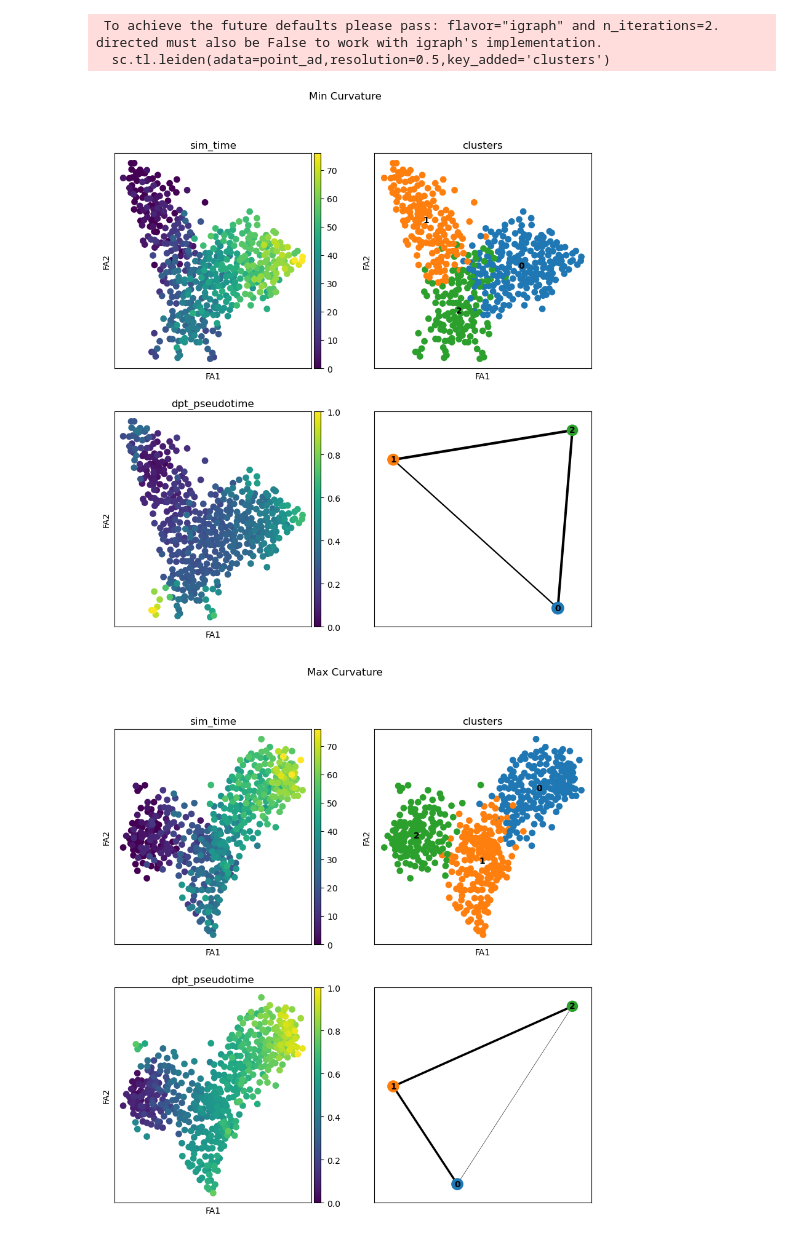
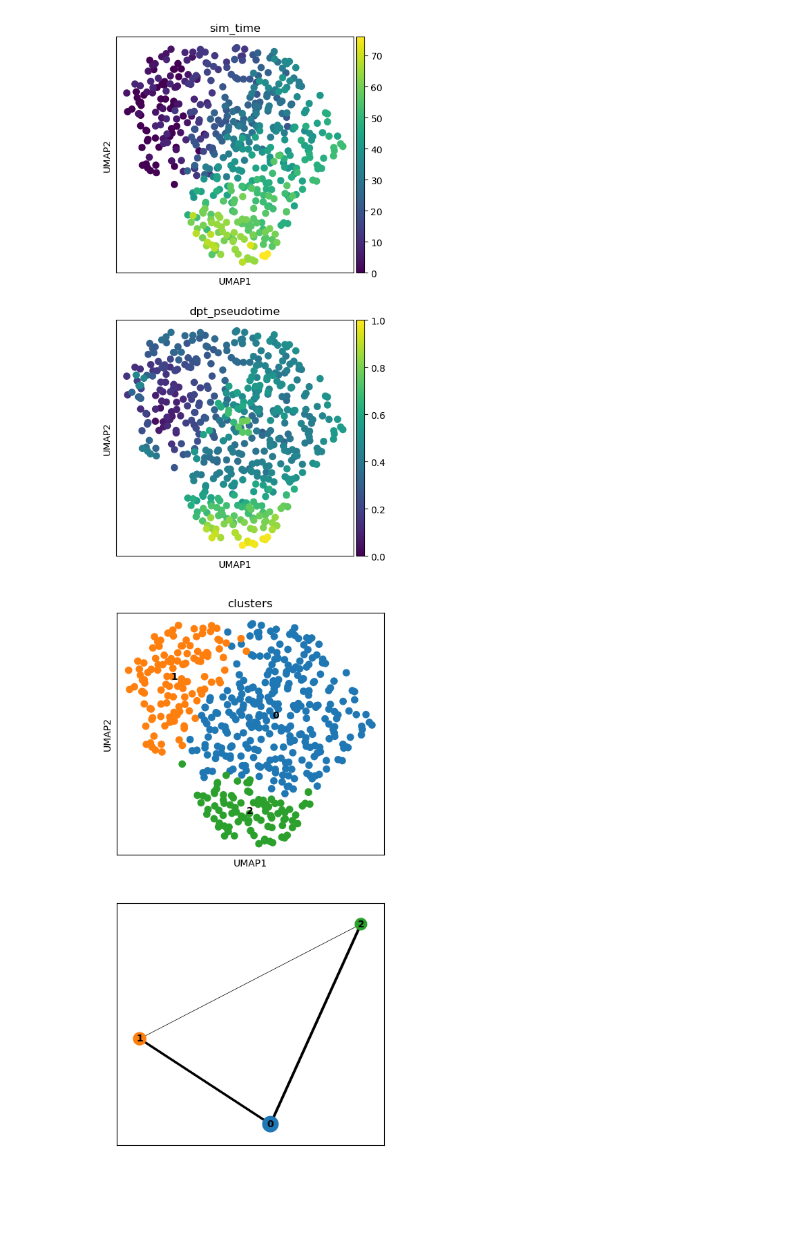
Before and after one commit to michaelGuo1204/ProjectsComBio, a Jupyter notebook: Experiments/LinearData.ipynb, the cells around one changed output. Drawn from its saved outputs; the diff is of its cells as text; code cells hidden in the pictures; blank space fills up the shorter version.

```diff
--- a/Experiments/LinearData.ipynb
+++ b/Experiments/LinearData.ipynb
@@ -31,7 +44,3 @@ AnnData object with n_obs × n_vars = 500 × 105
     obsm: 'dimred', 'X_pca'
     varm: 'PCs'
     layers: 'counts_protein', 'counts_spliced', 'counts_unspliced', 'logcounts'
-# %%
-graph_dist = KNeighborsTransformer(n_neighbors=30).fit_transform(ad_data.X)
-graph_index = graph_dist.tocoo().coords[1].reshape(-1,31)
-curvature = ricciCurvature(graph_dist,graph_index)
@@ -48,0 +47,5 @@ for i in range(max_curv_indicies.shape[0]):
+# %%
+big_knn_ad = neighbors(ad_data,n_neighbors=30,n_initial_neighbors=30,use_rep='X',copy=True)
+small_knn_ad = neighbors(ad_data,n_neighbors=10,n_initial_neighbors=10,use_rep='X',copy=True)
+min_trimed_ad = neighbors(ad_data,n_neighbors=10,n_initial_neighbors=30,scheme="min",use_rep="X",copy=True)
+max_trimed_ad = neighbors(ad_data,n_neighbors=10,n_initial_neighbors=30,scheme="max",use_rep="X",copy=True)
@@ -49,34 +57,36 @@ for i in range(max_curv_indicies.shape[0]):
+# %%
+import networkx as nx
+def drawGraph(adj,curvature):
+    graph = nx.from_numpy_array(adj)
+    curvature_graph = nx.from_numpy_array(curvature)
+    edge_value = nx.get_edge_attributes(curvature_graph,'weight')
+    edge_value = edge_value.values()
+    nx.draw(graph,node_color='white',node_size=1,width=0.2,edge_color=edge_value,edge_cmap=plt.cm.viridis)
+    plt.show()
+    return
 # %%
-def plotPseudoTime(graph,data,title):
+def plotPseudoTime(data):
     point_ad = data.copy()
-    point_ad.uns['neighbors'] = {"connectivities_key":"connectivities",
-                                 "distances_key":"distances"}
-    point_ad.obsp['connectivities'] = umap(
-                *_get_indices_distances_from_sparse_matrix(graph,20),
-                n_obs=ad_data.n_obs,
-                n_neighbors=20,
-            )
-    point_ad.obsp['distances'] = graph
     sc.tl.draw_graph(point_ad)
-    sc.tl.leiden(adata=point_ad,resolution=0.5,key_added='clusters')
+    sc.tl.louvain(adata=point_ad,resolution=0.5,key_added='clusters')
     root = np.argmin(point_ad.obs['sim_time'])
     point_ad.uns['iroot'] = root
     #sc.pp.neighbors(point_ad,n_neighbors=20)
+    sc.tl.umap(point_ad)
     sc.tl.diffmap(point_ad)
     sc.tl.dpt(point_ad)
-    fig,axs = plt.subplots(2,2,figsize=(10,10))
-    sc.pl.draw_graph(point_ad,color=["sim_time"],legend_loc="on data",ax=axs[0,0],show=False)
-    sc.pl.draw_graph(point_ad,color=["clusters"],legend_loc="on data",ax=axs[0,1],show=False)
-    sc.pl.draw_graph(point_ad,color=["dpt_pseudotime"],legend_loc="on data",ax=axs[1,0],show=False)
+    fig_1,axs_1 = plt.subplots(2,1,figsize=(5,10))
+    fig_2,axs_2 = plt.subplots(2,1,figsize=(5,10))
+    sc.pl.umap(point_ad,color=["sim_time"],legend_loc="on data",ax=axs_1[0],show=False)
+    sc.pl.umap(point_ad,color=["clusters"],legend_loc="on data",ax=axs_2[0],show=False)
+    sc.pl.umap(point_ad,color=["dpt_pseudotime"],legend_loc="on data",ax=axs_1[1],show=False)
     sc.tl.paga(point_ad,groups='clusters')
-    sc.pl.paga(point_ad,ax=axs[1,1],show=False)
-    fig.suptitle(title)
-    return fig
-
-for graph, title in [(min_curv_graph,'Min Curvature'),(max_curv_graph,'Max Curvature'),(knn_graph,'KNN Graph K=30'),(knn_graph_small,'KNN Graph K=10')]:
-    plotPseudoTime(graph,ad_data,title)
+    sc.pl.paga(point_ad,ax=axs_2[1],show=False)
+    plt.show()
+    return
+for ad in [big_knn_ad,small_knn_ad,min_trimed_ad,max_trimed_ad]:
+    plotPseudoTime(ad)
+    drawGraph(ad.obsp["distances"],ad.obsp["curvature"])
 # %% [output]
- To achieve the future defaults please pass: flavor="igraph" and n_iterations=2.  directed must also be False to work with igraph's implementation.
-  sc.tl.leiden(adata=point_ad,resolution=0.5,key_added='clusters')
-[figure, old version]
+[figure, new version]
-[figure, old version]
+[figure, new version]
```
Also changed, not shown: parts of 9 cells of this notebook, 26 other files.
